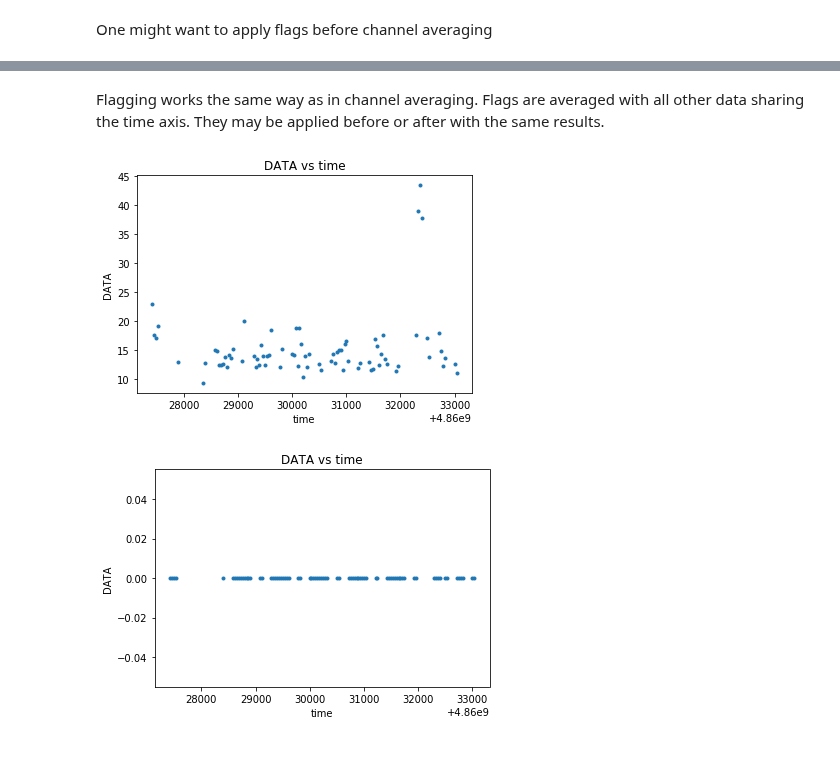
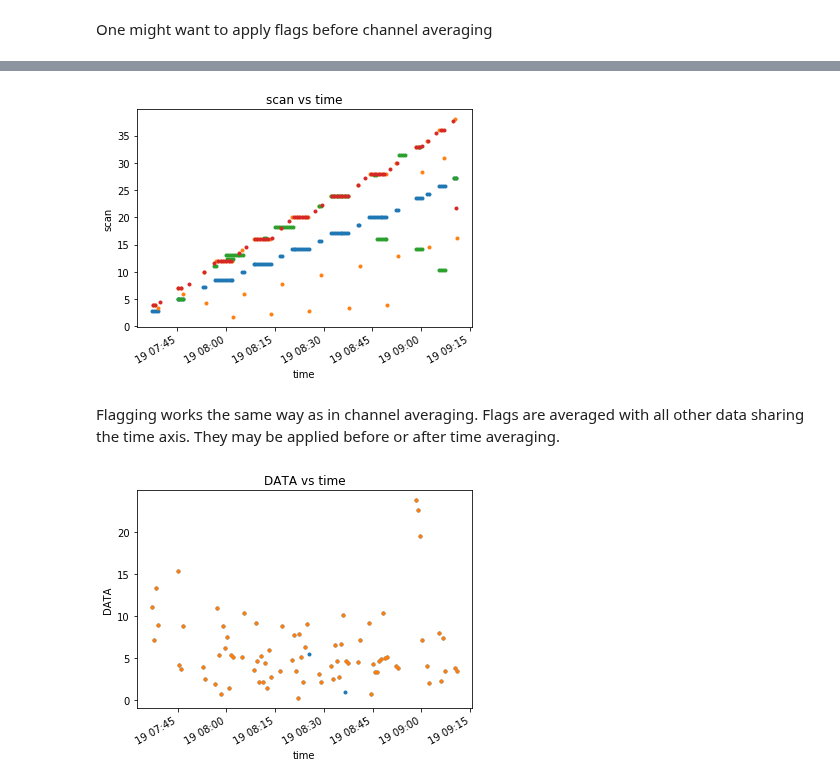
Before and after one commit to casangi/examples, a Jupyter notebook: Manipulating_visibilities.ipynb, the cells around one changed output, grey strips where cells are left out. Saved outputs shown, nothing was run; the diff lists cells and outputs as text; code cells hidden in the pictures; blank space fills up the shorter version.

```diff
--- a/Manipulating_visibilities.ipynb
+++ b/Manipulating_visibilities.ipynb
@@ -24,10 +24,3 @@ print('complete')
 installing cngi (takes a few minutes)...
 downloading MeasurementSet from CASAguide First Look at Imaging...
 complete
-# %%
-from cngi.conversion import ms_to_zarr
-from cngi.dio import read_vis
-
-ms_to_zarr('sis14_twhya_calibrated_flagged.ms')
-vis_xds = read_vis('sis14_twhya_calibrated_flagged.vis.zarr', ddi=0)
-global_xds = read_vis('sis14_twhya_calibrated_flagged.vis.zarr', ddi='global')
@@ -138,15 +158,19 @@ visualize(both_avg_xds.DATA[:,:,128], 'time')
+# %%
+visualize(avg_xds.scan, 'time', drawplot=False)
+visualize(state_avg_xds.scan, 'time', overplot=True, drawplot=False)
+visualize(scan_avg_xds.scan, 'time', overplot=True, drawplot=False)
+visualize(both_avg_xds.scan, 'time', overplot=True)
+# %% [output]
+[figure, added]
 # %% [markdown]
-Flagging works the same way as in channel averaging.  Flags are averaged with all other data sharing the time axis.  They may be applied before or after with the same results.
+Flagging works the same way as in channel averaging.  Flags are averaged with all other data sharing the time axis.  They may be applied before or after time averaging.
 # %%
 from cngi.vis import applyflags
 
-flg_xds = applyflags(vis_xds, flags=['FLAG'])
+avg_flg_xds = timeaverage(applyflags(vis_xds, flags=['FLAG']), width=5, timespan='both')
+flg_avg_xds = applyflags(timeaverage(vis_xds, width=5, timespan='both'), flags=['FLAG'])
 
-avg_flg_xds = timeaverage(flg_xds, width=5, timespan='both')
-flg_avg_xds = applyflags(both_avg_xds, flags=['FLAG'])
-
-visualize(avg_flg_xds.DATA[:,:,128], 'time')
-visualize(avg_flg_xds.DATA[:,:,128] - flg_avg_xds.DATA[:,:,128], 'time')
+visualize(avg_flg_xds.DATA[:,100,100,0], 'time', drawplot=False)
+visualize(flg_avg_xds.DATA[:,100,100,0], 'time', overplot=True)
 # %% [output]
-[figure, old version]
+[figure, new version]
-[figure, removed]
```
Also changed, not shown: parts of 19 cells of this notebook.
